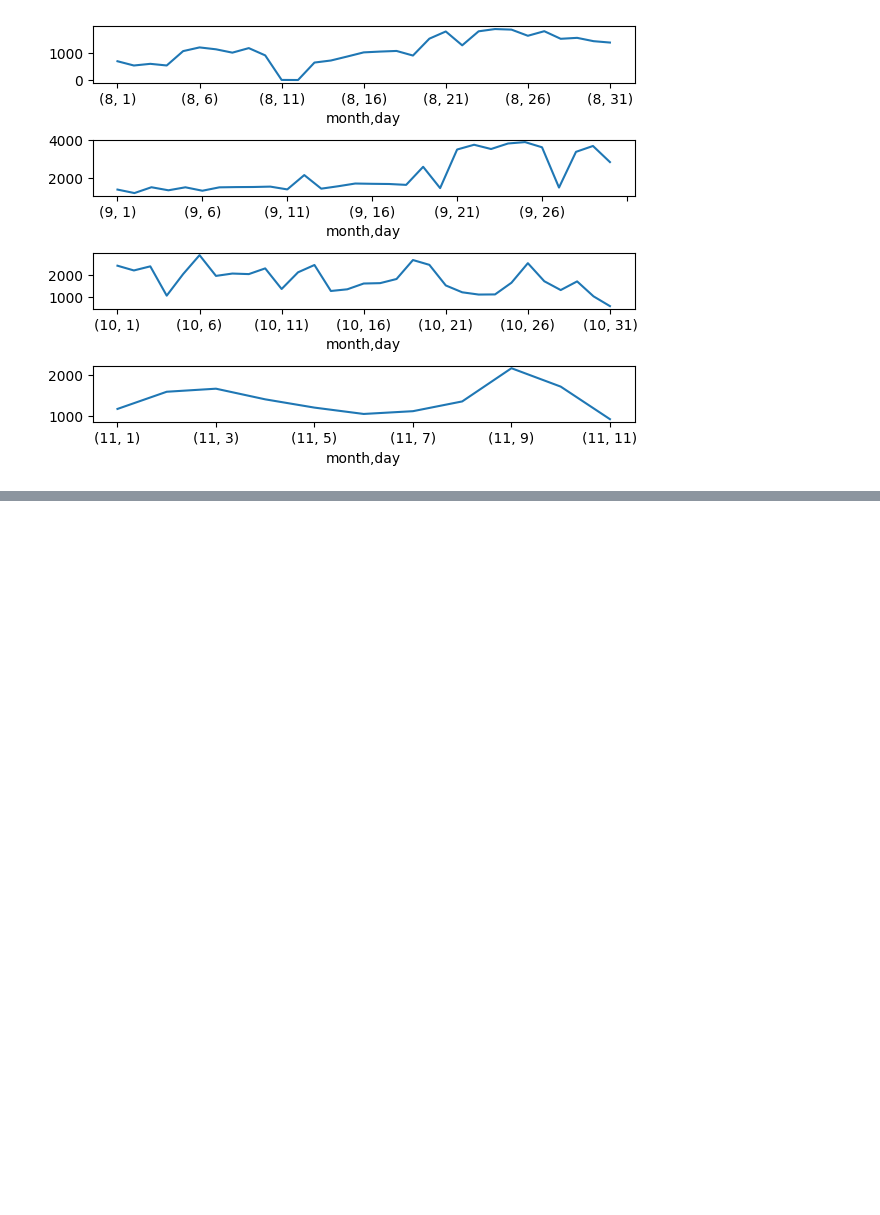
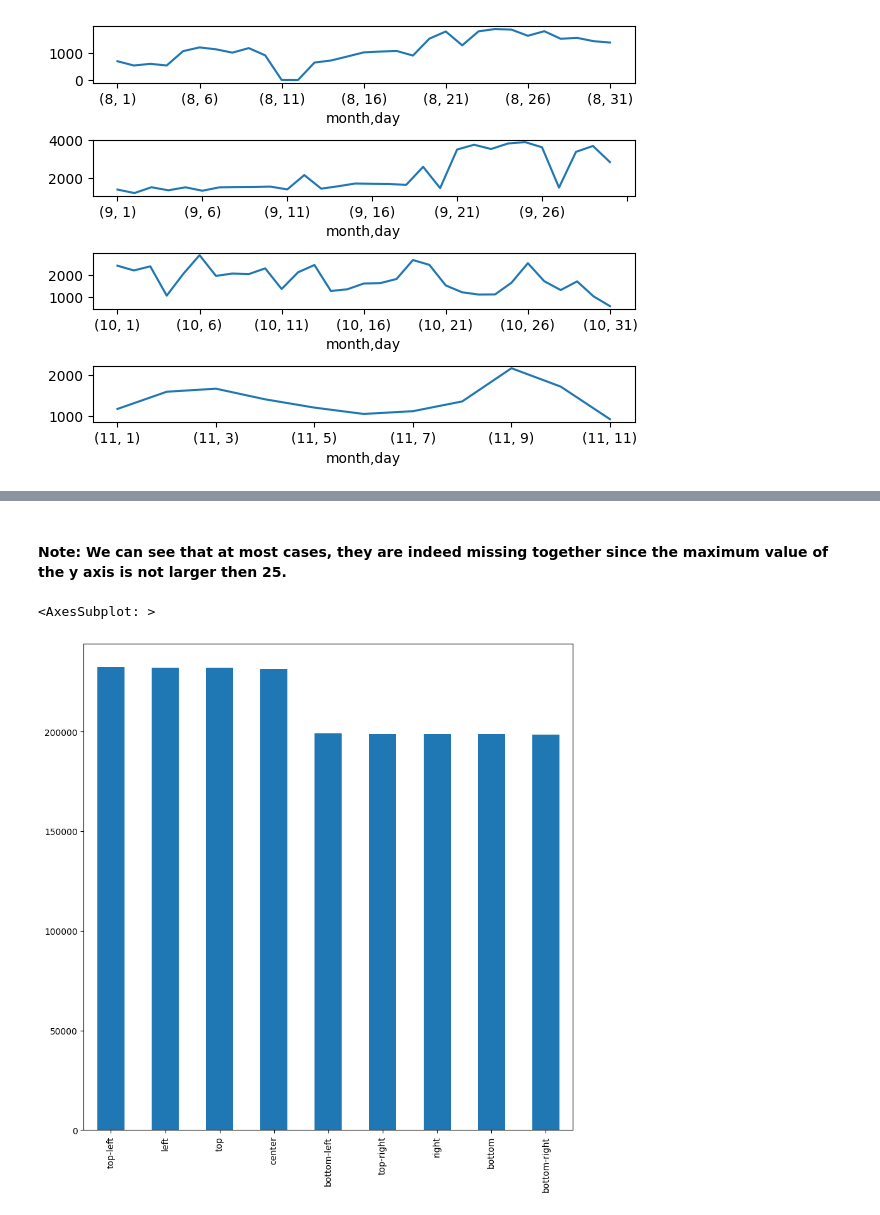
Before and after one commit to liorkaspa/IntroDS, a Jupyter notebook: CourseProject.ipynb, the cells around one changed output, grey strips where cells are left out. Saved outputs shown, nothing was run; the diff lists cells and outputs as text; code cells hidden in the pictures; blank space fills up the shorter version.

```diff
--- a/CourseProject.ipynb
+++ b/CourseProject.ipynb
@@ -279,0 +315,9 @@ print("done")
+# %% [markdown]
+#### Note: We can see that at most cases, they are indeed missing together since the maximum value of the y axis is not larger then 25.
+# %%
+df_diff=df_train.banner_pos.value_counts()-df_train[df_train.app_cat.isnull()].banner_pos.value_counts()
+df_diff=df_diff.sort_values(ascending=False)
+df_diff.plot.bar(figsize=(10,10))
+# %% [output]
+<AxesSubplot: >
+[figure, added]
```
Also changed, not shown: parts of 14 cells of this notebook.
